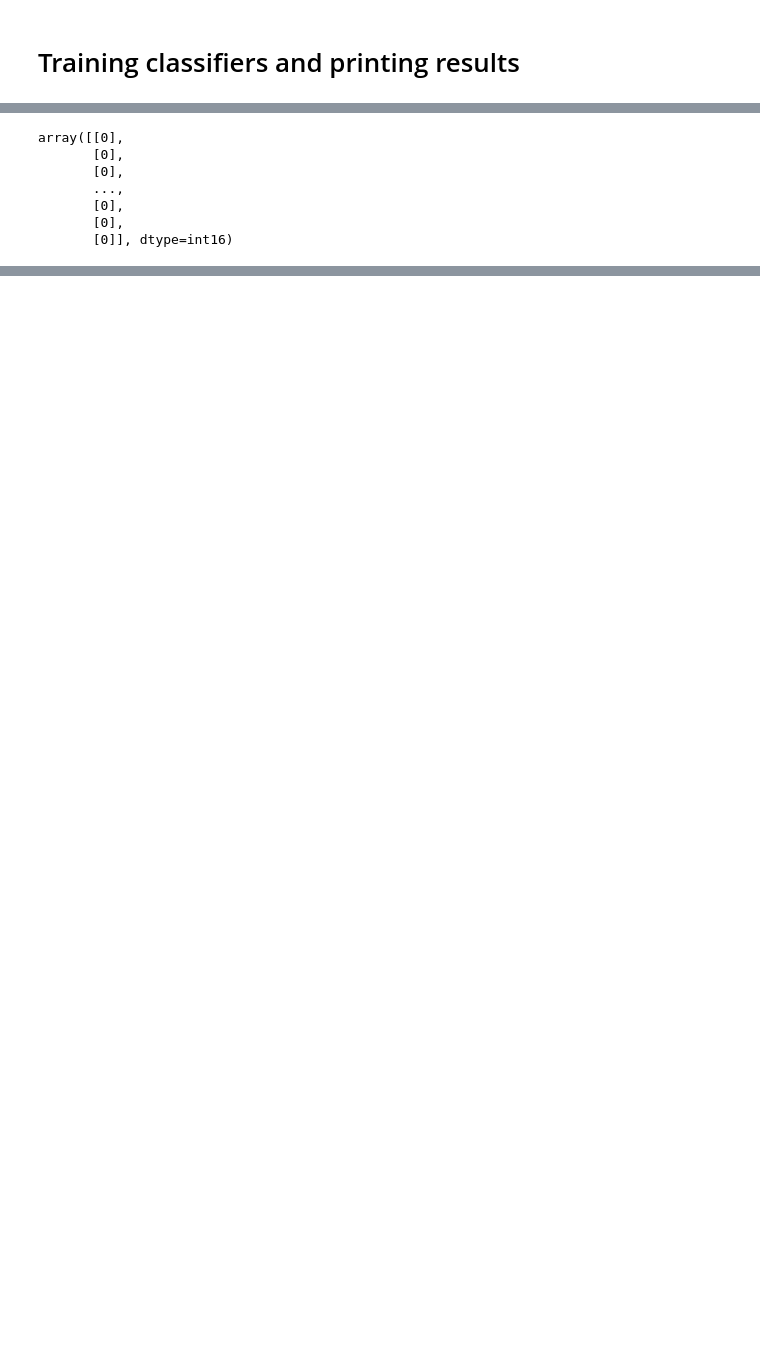
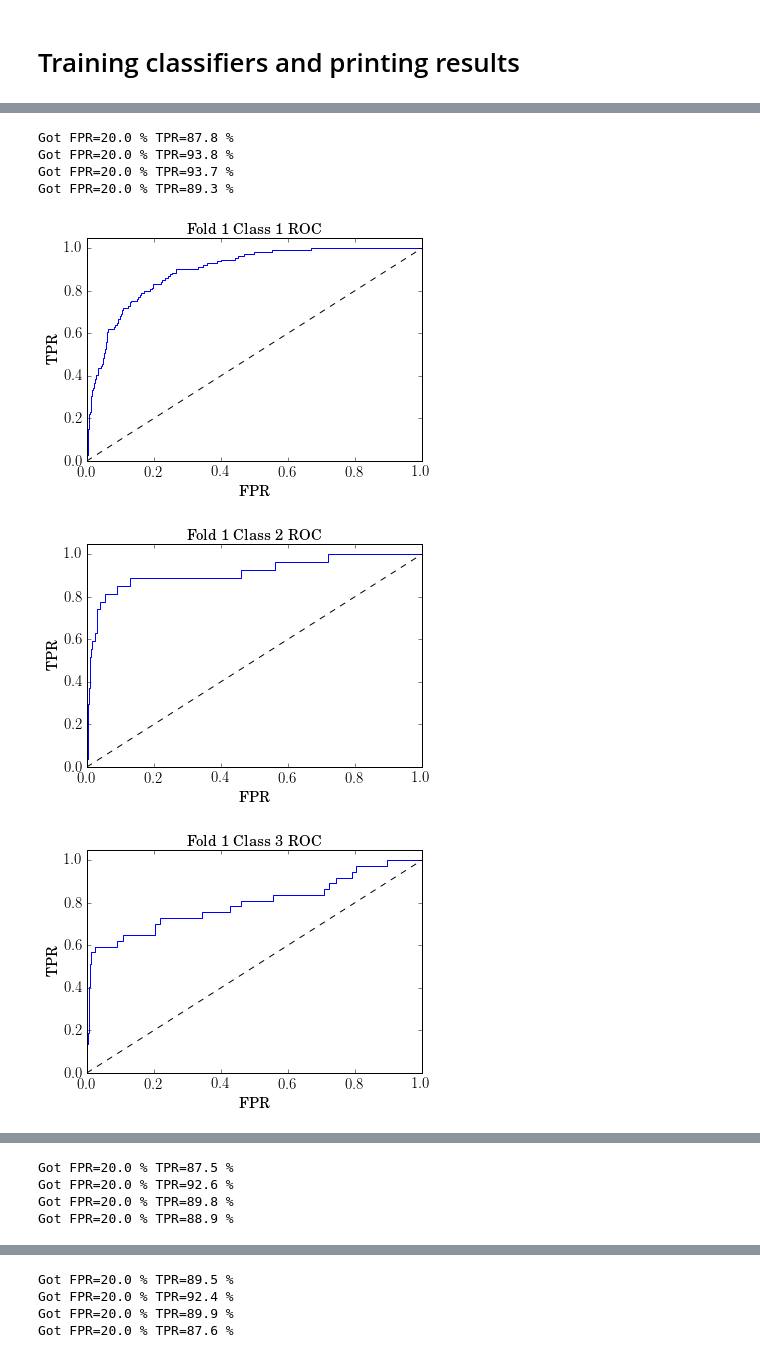
Before and after one commit to etoestja/PCCBio, a Jupyter notebook: code/MLC_PCC.ipynb, the cells around one changed output, grey strips where cells are left out. Cells and saved outputs as stored; diff of their text form; code cells hidden in the pictures; blank space fills up the shorter version.

```diff
--- a/code/MLC_PCC.ipynb
+++ b/code/MLC_PCC.ipynb
@@ -183,2 +227,0 @@ YScore = classifier.decision_function(Xc)
-# %%
-fpr, tpr, _ = roc_curve(Yc, YScore)
@@ -384,3 +227,0 @@ LogisticRegression(C=1.0, class_weight=None, dual=False, fit_intercept=False,
-# %%
-fpr, tpr, _ = roc_curve(Y0, C[0].decision_function(X0))
-showROCCurve(fpr, tpr, 0, 0, None)
@@ -405,6 +227,0 @@ Y10=np.copy(Y[ind2])[:, 0:1]
-# %%
-for i in range(Y1.shape[0]):
-    if Y10[i, 0] == 999:
-        Y10[i, 0] = C[0].predict([X[ind2[i]]])
-# %%
-Y1=Y[ind2,1]
@@ -435,10 +228,49 @@ showClass(0, X1, np.array([Y1]).T, 5)
-# %%
-np.array([Y1]).T
-# %% [output]
-array([[0],
-       [0],
-       [0],
-       ...,
-       [0],
-       [0],
-       [0]], dtype=int16)
+# %%
+folds = 5
+IFolds = sklearn.cross_validation.KFold(n = X.shape[0], n_folds=folds, shuffle=True,
+                               random_state=32)
+#IFolds = SKF(Y, folds)
+maxC = 4
+
+roc_auc = np.zeros((folds, maxC))
+fold = 0
+for ITrain, ITest in IFolds:
+    # get train & test data
+    XTrain, YTrain = X[ITrain], Y[ITrain]
+    XTest,  YTest  = X[ITest],  Y[ITest]
+
+    Ys = np.zeros(YTest.shape)
+
+    algo = PCC()
+    algo.initialize(YTrain.shape[1], XTrain, YTrain, 999)
+    for i in range(maxC):
+        algo.fitOne(i)
+        algo.adjustOne(i, 0.2)
+        algo.updatePredictions(i)
+
+    for j in range(XTest.shape[0]):
+        Ys[j] = algo.probabilityClasses(XTest[j])
+
+    for i in range(maxC):
+        ind = np.where(YTest[:, i] != 999)
+        X1 = XTest[ind]
+        Y1 = YTest[ind, i][0]
+        Ys0 = Ys[ind, i][0]
+
+        fpr, tpr, _ = roc_curve(Y1, Ys0)
+        plotROCCurve(fpr, tpr, "Fold %d Class %d ROC" % (fold + 1, i + 1), None)
+        roc_auc[fold][i] = auc(fpr, tpr)
+    fold += 1
+
+for i in range(maxC):
+    auc_mean = np.mean(roc_auc[:, i])
+    auc_std = np.std(roc_auc[:, i])
+    print("Class %d AUC %.2g +- %.1g" % (i + 1, auc_mean, auc_std))
+# %% [output]
+Got FPR=20.0 % TPR=87.8 %
+Got FPR=20.0 % TPR=93.8 %
+Got FPR=20.0 % TPR=93.7 %
+Got FPR=20.0 % TPR=89.3 %
+[figure, added]
+[figure, added]
+[figure, added]
@@ -444,0 +278,4 @@ array([[0],
+Got FPR=20.0 % TPR=87.5 %
+Got FPR=20.0 % TPR=92.6 %
+Got FPR=20.0 % TPR=89.8 %
+Got FPR=20.0 % TPR=88.9 %
@@ -444,0 +286,4 @@ array([[0],
+Got FPR=20.0 % TPR=89.5 %
+Got FPR=20.0 % TPR=92.4 %
+Got FPR=20.0 % TPR=89.9 %
+Got FPR=20.0 % TPR=87.6 %
```
Also changed, not shown: parts of 60 cells of this notebook.
